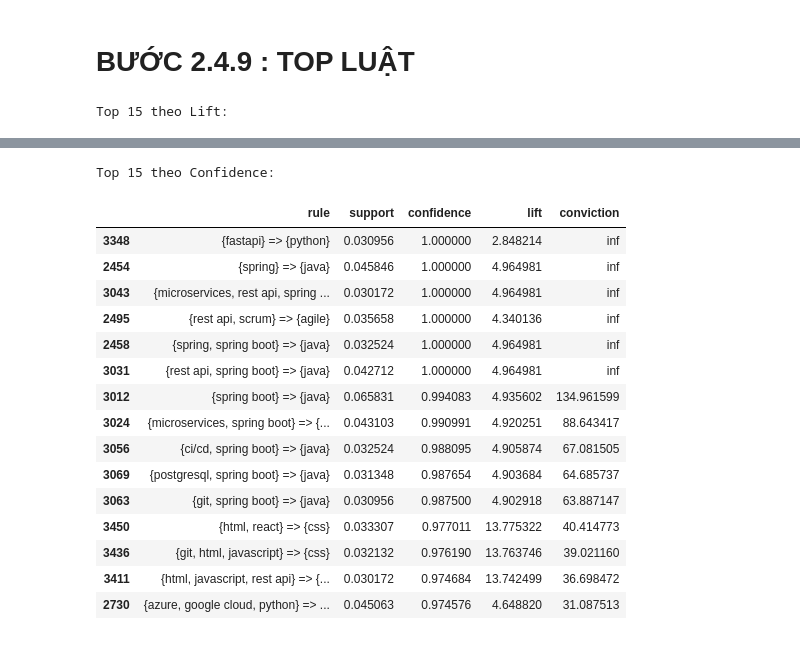
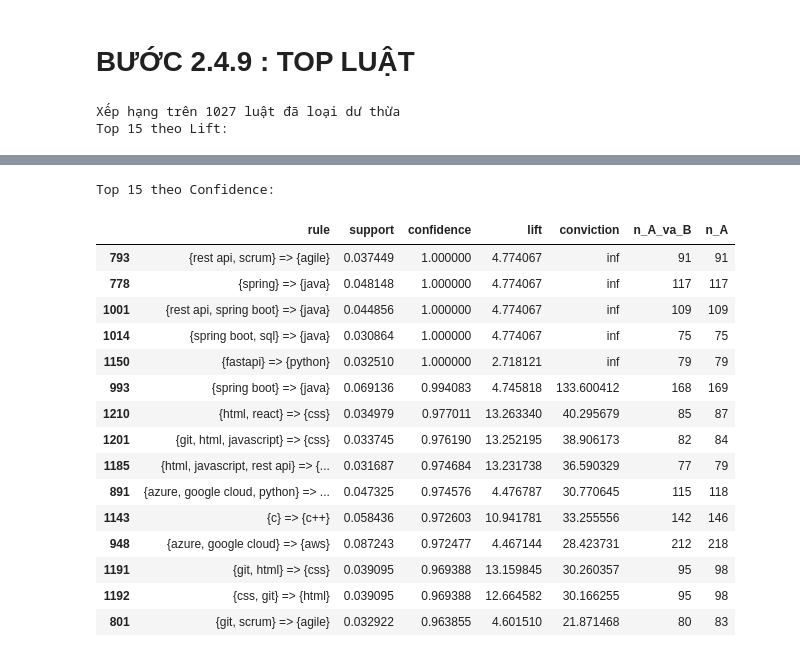
Before and after one commit to Tuan-Nguyen-176/vietnam-it-job-market-analysis, a Jupyter notebook: buoc2.4/buoc 2.4 .ipynb, the cells around one changed output, grey strips where cells are left out. Drawn from its saved outputs; the diff is of its cells as text; code cells hidden in the pictures.

```diff
--- a/buoc2.4/buoc 2.4 .ipynb
+++ b/buoc2.4/buoc 2.4 .ipynb
@@ -43,12 +44,20 @@ input_file = '../buoc2.1_2.2/data/processed/clean_data_processed.csv'
 if not os.path.exists(input_file):
     raise FileNotFoundError(f"Không tìm thấy file: {input_file}")
 
-df = pd.read_csv(input_file, encoding='utf-8')
+df_all = pd.read_csv(input_file, encoding='utf-8')
+
+# Dùng cùng bộ lọc với bước 2.2 và 2.3: thuộc phạm vi IT sơ bộ VÀ có JD sạch
+in_scope = df_all['scope_status'].eq('included_provisional')
+has_jd = df_all['has_jd_clean'].eq(True)
+df = df_all.loc[in_scope & has_jd].copy()
 
 # Kiểm tra dữ liệu
 print("File:", input_file)
-print("Số bản ghi:", len(df))
-print("Số cột:", df.shape[1])
+print("Số bản ghi trong file:", len(df_all), "| số cột:", df_all.shape[1])
+print("Thuộc phạm vi IT sơ bộ (included_provisional):", int(in_scope.sum()),
+      "| còn chờ xác nhận (pending_review):", int((~in_scope).sum()))
+print("Trong phạm vi VÀ có JD sạch (dùng để khai phá):", len(df))
+print("Số tin theo nguồn:", df['source'].value_counts().to_dict())
 print("Danh sách cột:", df.columns.tolist())
 
 display(df.head())
@@ -174,10 +205,13 @@ skill_lists = df['skills'].apply(to_list).apply(lambda l: sorted({s.strip().lowe
 cnt = Counter(s for l in skill_lists for s in l)
 keep = {s for s, n in cnt.items() if n >= MIN_COUNT}
 
-transactions = [[s for s in l if s in keep] for l in skill_lists]
-transactions = [t for t in transactions if len(t) >= 2]
+kept_lists = skill_lists.apply(lambda l: [s for s in l if s in keep])
+basket_mask = kept_lists.apply(len) >= 2          # giỏ phải có ít nhất 2 kỹ năng
+transactions = kept_lists[basket_mask].tolist()
 
+print("Số tin đưa vào:", len(df))
 print("Số kỹ năng khác nhau:", len(cnt), "| giữ lại:", len(keep))
-print("Số transaction:", len(transactions))
+print("Số transaction:", len(transactions), "| bỏ", int((~basket_mask).sum()), "tin có dưới 2 kỹ năng")
+print("Số giỏ theo nguồn:", df.loc[basket_mask, 'source'].value_counts().to_dict())
 print("Ví dụ:", transactions[:3])
 # %% [output]
@@ -432,10 +557,12 @@ Một luật có **confidence cao chưa chắc có giá trị**. Nếu B vốn x
 # BƯỚC 2.4.9 : TOP LUẬT
 # %%
 cols = ['rule', 'support', 'confidence', 'lift', 'conviction']
+print(f"Xếp hạng trên {len(rules_nr)} luật đã loại dư thừa")
 print("Top 15 theo Lift:")
-display(rules_f.sort_values('lift', ascending=False)[cols].head(15))
+display(rules_nr.sort_values('lift', ascending=False)[cols].head(15))
 print("Top 15 theo Confidence:")
-display(rules_f.sort_values('confidence', ascending=False)[cols].head(15))
+display(rules_nr.sort_values('confidence', ascending=False)[cols + ['n_A_va_B', 'n_A']].head(15))
 # %% [output]
+Xếp hạng trên 1027 luật đã loại dư thừa
 Top 15 theo Lift:
 |  | rule | support | confidence | lift | conviction |
@@ -457,20 +584,20 @@ Top 15 theo Lift:
 Top 15 theo Confidence:
-|  | rule | support | confidence | lift | conviction |
-| 3348 | {fastapi} => {python} | 0.030956 | 1.000000 | 2.848214 | inf |
-| 2454 | {spring} => {java} | 0.045846 | 1.000000 | 4.964981 | inf |
-| 3043 | {microservices, rest api, spring ... | 0.030172 | 1.000000 | 4.964981 | inf |
-| 2495 | {rest api, scrum} => {agile} | 0.035658 | 1.000000 | 4.340136 | inf |
-| 2458 | {spring, spring boot} => {java} | 0.032524 | 1.000000 | 4.964981 | inf |
-| 3031 | {rest api, spring boot} => {java} | 0.042712 | 1.000000 | 4.964981 | inf |
-| 3012 | {spring boot} => {java} | 0.065831 | 0.994083 | 4.935602 | 134.961599 |
-| 3024 | {microservices, spring boot} => {... | 0.043103 | 0.990991 | 4.920251 | 88.643417 |
-| 3056 | {ci/cd, spring boot} => {java} | 0.032524 | 0.988095 | 4.905874 | 67.081505 |
-| 3069 | {postgresql, spring boot} => {java} | 0.031348 | 0.987654 | 4.903684 | 64.685737 |
-| 3063 | {git, spring boot} => {java} | 0.030956 | 0.987500 | 4.902918 | 63.887147 |
-| 3450 | {html, react} => {css} | 0.033307 | 0.977011 | 13.775322 | 40.414773 |
-| 3436 | {git, html, javascript} => {css} | 0.032132 | 0.976190 | 13.763746 | 39.021160 |
-| 3411 | {html, javascript, rest api} => {... | 0.030172 | 0.974684 | 13.742499 | 36.698472 |
-| 2730 | {azure, google cloud, python} => ... | 0.045063 | 0.974576 | 4.648820 | 31.087513 |
+|  | rule | support | confidence | lift | conviction | n_A_va_B | n_A |
+| 793 | {rest api, scrum} => {agile} | 0.037449 | 1.000000 | 4.774067 | inf | 91 | 91 |
+| 778 | {spring} => {java} | 0.048148 | 1.000000 | 4.774067 | inf | 117 | 117 |
+| 1001 | {rest api, spring boot} => {java} | 0.044856 | 1.000000 | 4.774067 | inf | 109 | 109 |
+| 1014 | {spring boot, sql} => {java} | 0.030864 | 1.000000 | 4.774067 | inf | 75 | 75 |
+| 1150 | {fastapi} => {python} | 0.032510 | 1.000000 | 2.718121 | inf | 79 | 79 |
+| 993 | {spring boot} => {java} | 0.069136 | 0.994083 | 4.745818 | 133.600412 | 168 | 169 |
+| 1210 | {html, react} => {css} | 0.034979 | 0.977011 | 13.263340 | 40.295679 | 85 | 87 |
+| 1201 | {git, html, javascript} => {css} | 0.033745 | 0.976190 | 13.252195 | 38.906173 | 82 | 84 |
+| 1185 | {html, javascript, rest api} => {... | 0.031687 | 0.974684 | 13.231738 | 36.590329 | 77 | 79 |
+| 891 | {azure, google cloud, python} => ... | 0.047325 | 0.974576 | 4.476787 | 30.770645 | 115 | 118 |
+| 1143 | {c} => {c++} | 0.058436 | 0.972603 | 10.941781 | 33.255556 | 142 | 146 |
+| 948 | {azure, google cloud} => {aws} | 0.087243 | 0.972477 | 4.467144 | 28.423731 | 212 | 218 |
+| 1191 | {git, html} => {css} | 0.039095 | 0.969388 | 13.159845 | 30.260357 | 95 | 98 |
+| 1192 | {css, git} => {html} | 0.039095 | 0.969388 | 12.664582 | 30.166255 | 95 | 98 |
+| 801 | {git, scrum} => {agile} | 0.032922 | 0.963855 | 4.601510 | 21.871468 | 80 | 83 |
 # %% [markdown]
 ###  Phân tích Bước 2.4.9: Xếp hạng top luật
 
```
Also changed, not shown: parts of 29 cells of this notebook, 7 other files.
